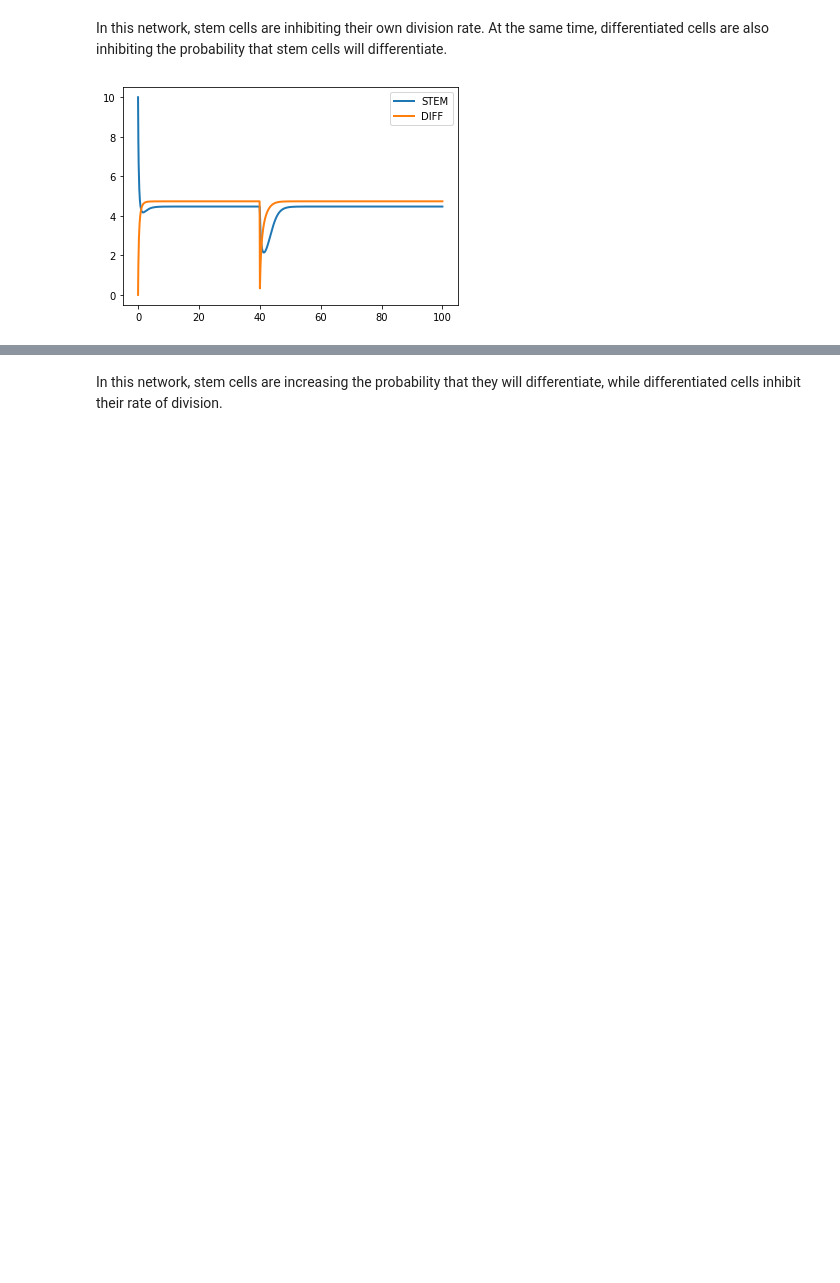
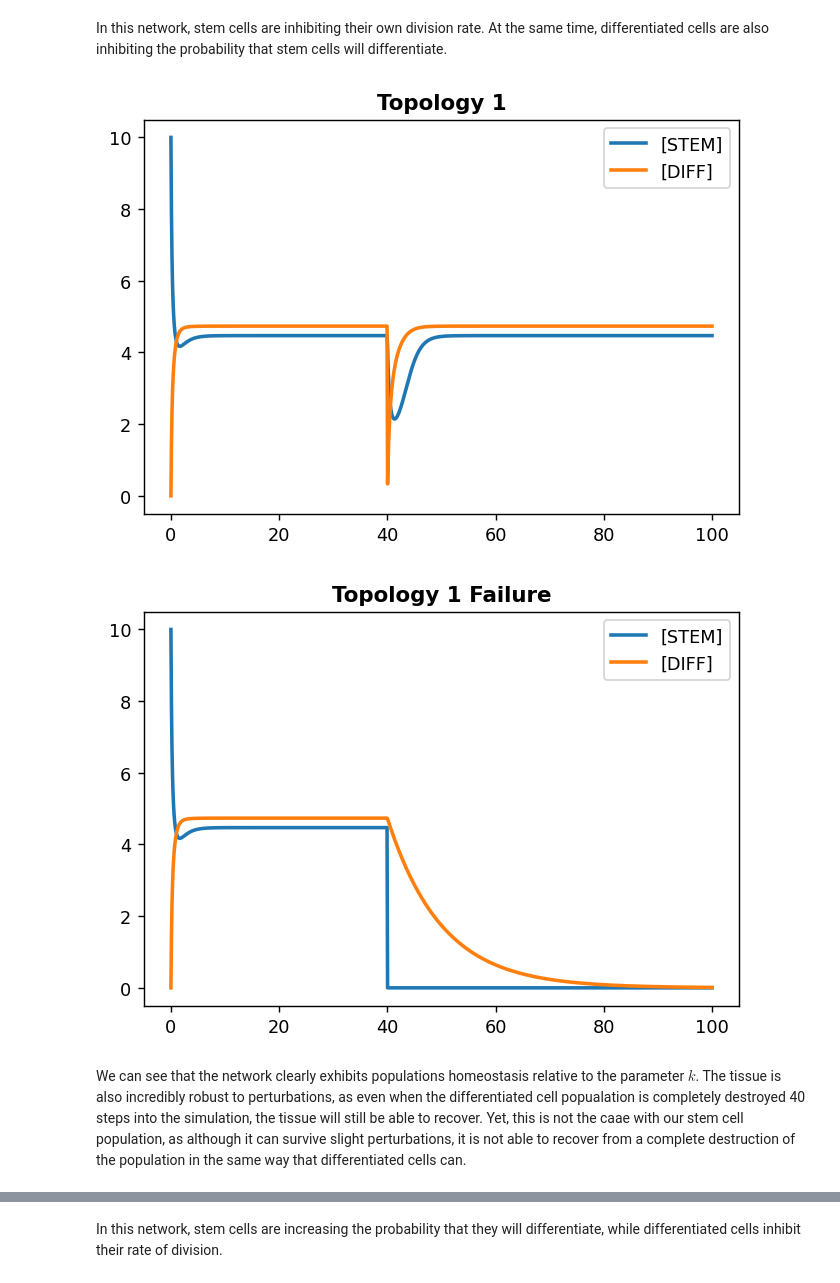
Before and after one commit to GJSeverino/Cell-Lineages, a Jupyter notebook: Nanohub_project.ipynb, the cells around one changed output, grey strips where cells are left out. Saved outputs shown, nothing was run; the diff lists cells and outputs as text; code cells hidden in the pictures; blank space fills up the shorter version.

```diff
--- a/Nanohub_project.ipynb
+++ b/Nanohub_project.ipynb
@@ -290,16 +286,27 @@ In this network, stem cells are inhibiting their own division rate. At the same
 # %%
 DoubleInhib = twoCompartmentModel(
   STEM='10', DIFF='0',
   L='1',P='1',D='0.1',
   Control=[inhib['komarova']('STEM','5'), inhib['komarova']('DIFF','5'), '1'],
   Events=['at time > 40: DIFF = 0;'])
 
+DoubleInhibFailure = twoCompartmentModel(
+  STEM='10', DIFF='0',
+  L='1',P='1',D='0.1',
+  Control=[inhib['komarova']('STEM','5'), inhib['komarova']('DIFF','5'), '1'],
+  Events=['at time > 40: STEM = 0;'])
 
 r = te.loada(DoubleInhib)
-s = r.simulate(0, 100, 1000, ['time', 'STEM', 'DIFF']) #','ES_2S','ES_D','ED_D'])
-r.plot(s)
+s = r.simulate(0, 100, 1000)
+r.plot(s, xlabel='Time', ylabel='Population', title= 'Topology 1' )
+r = te.loada(DoubleInhibFailure)
+s = r.simulate(0, 100, 1000)
+r.plot(s, xlabel='Time', ylabel='Population', title= 'Topology 1 Failure' )
 # %% [output]
-[figure, old version]
+[figure, new version]
+[figure, added]
+# %% [markdown]
+We can see that the network clearly exhibits populations homeostasis relative to the parameter $k$. The tissue is also incredibly robust to perturbations, as even when the differentiated cell popualation is completely destroyed 40 steps into the simulation, the tissue will still be able to recover. Yet, this is not the caae with our stem cell population, as although it can survive slight perturbations, it is not able to recover from a complete destruction of the population in the same way that differentiated cells can.
 # %% [markdown]
 ![](./assets/excite_inhib.png)
 # %% [markdown]
```
Also changed, not shown: parts of 19 cells of this notebook.
